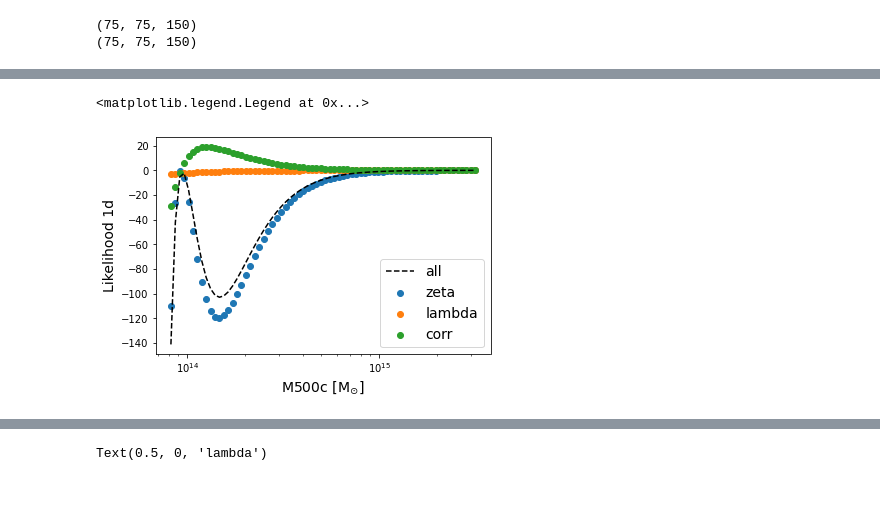
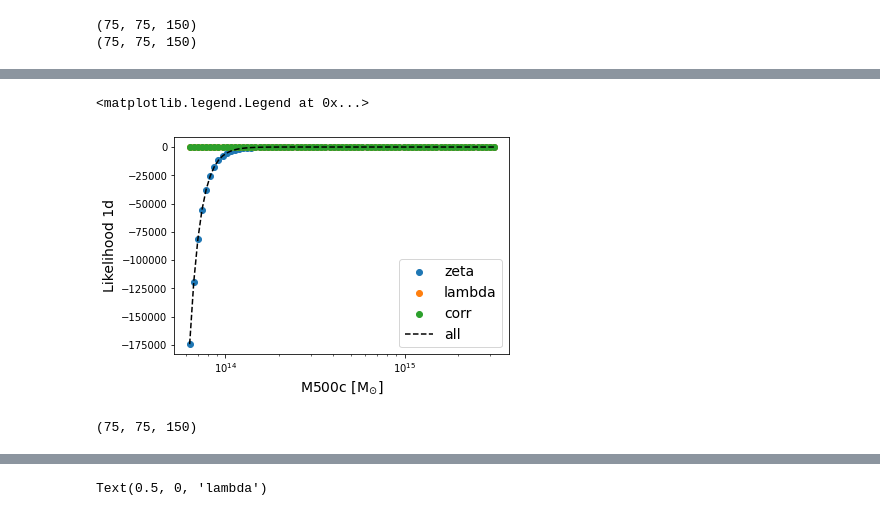
Before and after one commit to allenpinjic/mustar-project, a Jupyter notebook: notebook/Implementing_SPT_ModelV2.ipynb, the cells around one changed output, grey strips where cells are left out. Drawn from its saved outputs; the diff is of its cells as text; code cells hidden in the pictures.

```diff
--- a/notebook/Implementing_SPT_ModelV2.ipynb
+++ b/notebook/Implementing_SPT_ModelV2.ipynb
@@ -484,0 +516,3 @@ print(ln_lbd_pred.shape)
+# %%
+lix = np.interp(lbd_hat_i, lbdvec, np.arange(lbdvec.size)).astype(int)
+cix = np.interp(chisi_i, zetavec, np.arange(zetavec.size)).astype(int)
@@ -485,14 +532,20 @@ print(ln_lbd_pred.shape)
 # %%
 # plt.loglog()
-w, = np.where(np.abs(zeta_std[:,0,0])<11.)
-plt.scatter(mvec[w],lp_zeta[:,0,0][w],label='zeta')
-plt.scatter(mvec[w],lp_lbd[:,0,0][w],label='lambda')
-plt.scatter(mvec[w],lp_corr[:,0,0][w],label='corr')
-plt.plot(mvec[w],lp_total_m[:,0,0][w],label='all',color='k',ls='--')
+# w, = np.where(np.abs(zeta_std[:,0,0])<11.)
+w = np.arange(len(mvec))
+plt.scatter(mvec[w],lp_zeta[:,cix,lix][w],label='zeta')
+plt.scatter(mvec[w],lp_lbd[:,cix,lix][w],label='lambda')
+plt.scatter(mvec[w],lp_corr[:,cix,lix][w],label='corr')
+plt.plot(mvec[w],lp_total_m[:,cix,lix][w],label='all',color='k',ls='--')
 plt.xscale('log')
 plt.xlabel(r'M500c [M$_{\odot}$]',fontsize=14)
 plt.ylabel('Likelihood 1d',fontsize=14)
 plt.legend(fontsize=14)
+# plt.ylim(-10.,0.)
 # %% [output]
 <matplotlib.legend.Legend at 0x...>
-[figure, old version]
+[figure, new version]
+# %%
+p_total_m.shape
+# %% [output]
+(75, 75, 150)
```
Also changed, not shown: parts of 7 cells of this notebook, 3 other files.
